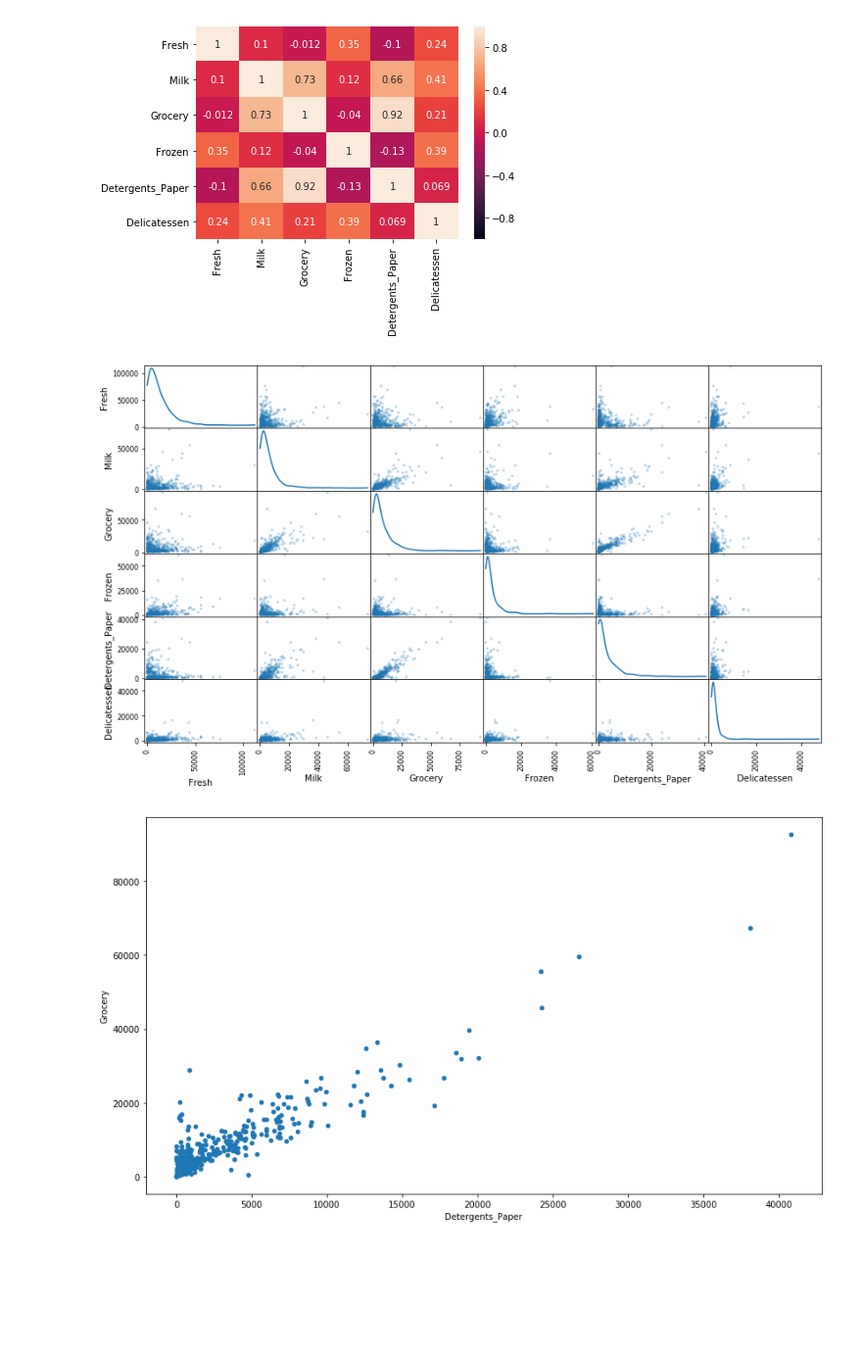
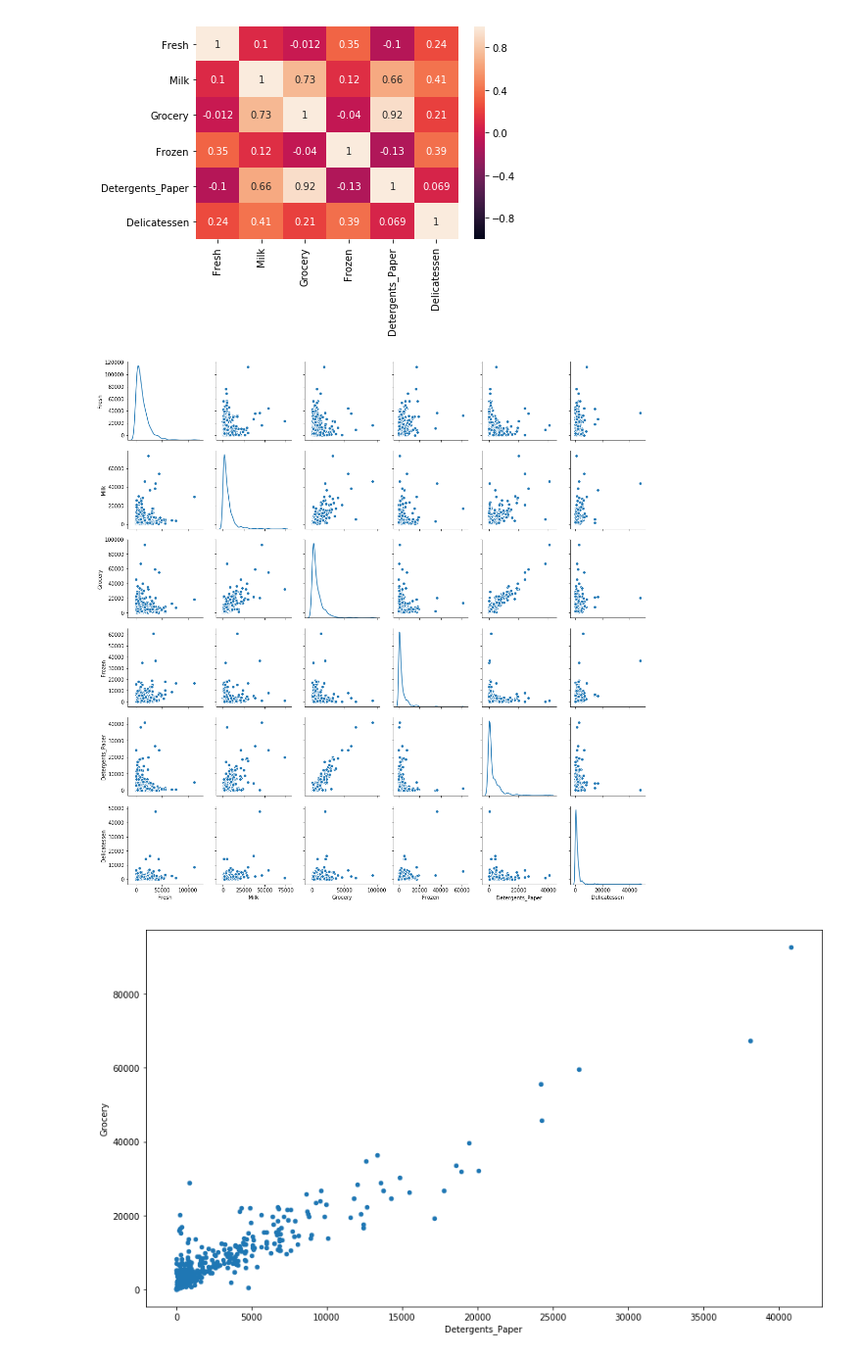
Before and after one commit to naseerfaheem/Creating-Customer-Segments-Unsupervised-Learning-ML, a Jupyter notebook: customer_segments.ipynb, the cells around one changed output. Shown at 98% size. Cells and saved outputs as stored; diff of their text form; code cells hidden in the pictures; blank space fills up the shorter version.

```diff
--- a/customer_segments.ipynb
+++ b/customer_segments.ipynb
@@ -195,9 +195,9 @@ sns.heatmap(correlation, vmin=-1, vmax=1, annot=True);
 [figure]
 # %%
 # Produce a scatter matrix for each pair of features in the data
-pd.plotting.scatter_matrix(data, alpha = 0.3, figsize = (14,8), diagonal = 'kde');
+sns.pairplot(data, diag_kind = 'kde');
 # %% [output]
-[figure, old version]
+[figure, new version]
 # %%
 #Ploting the distribution of Detergents_Paper and Grocery.
 data.plot.scatter('Detergents_Paper', 'Grocery', figsize = (14,8));
```
Also changed, not shown: parts of 7 cells of this notebook.
